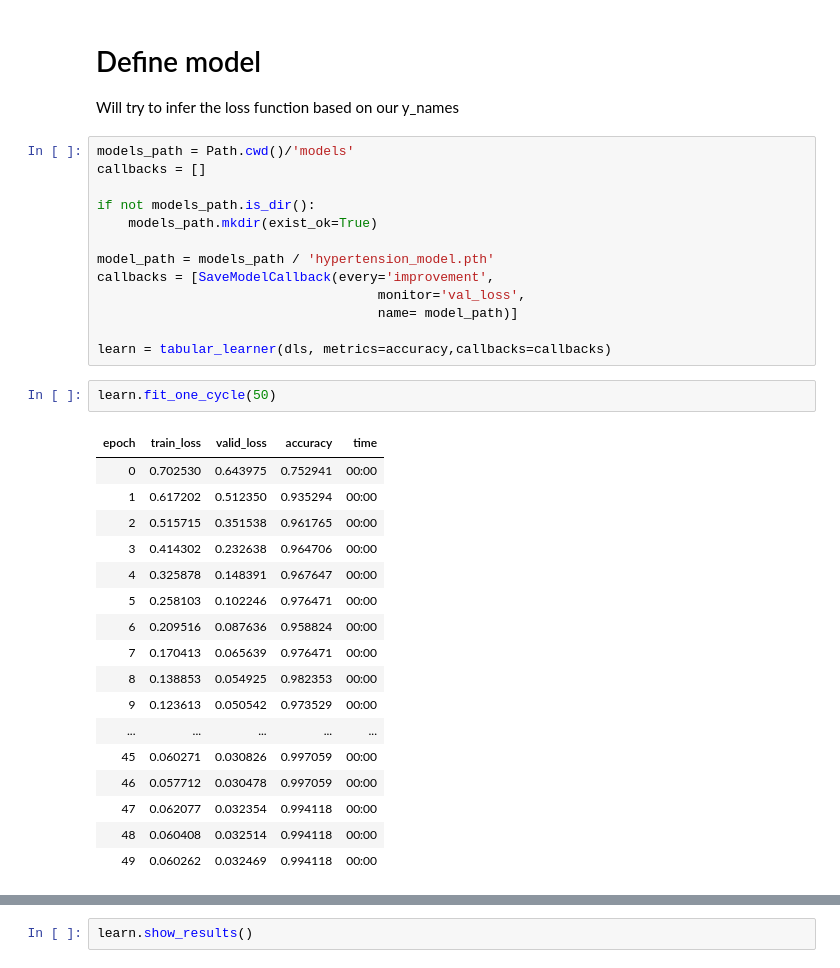
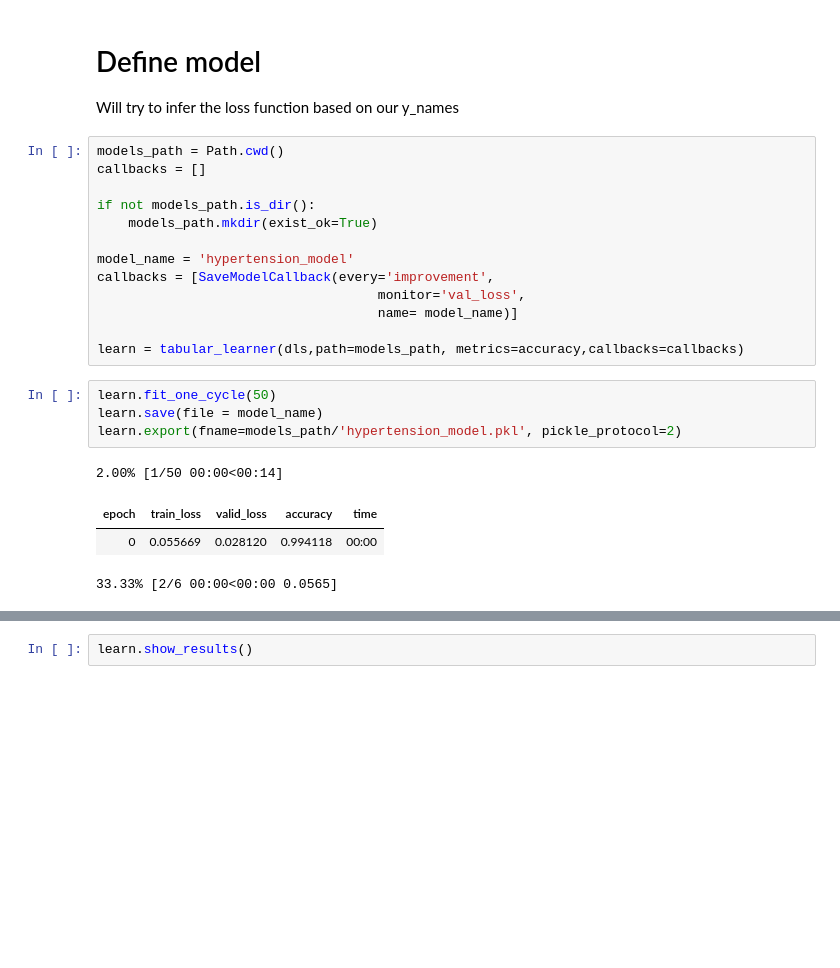
Before and after one commit to t2ac32/iAtros_challenge, a Jupyter notebook: iatros_challenge.ipynb, the cells around one changed output, grey strips where cells are left out. Saved outputs shown, nothing was run; the diff lists cells and outputs as text; blank space fills up the shorter version.

```diff
--- a/iatros_challenge.ipynb
+++ b/iatros_challenge.ipynb
@@ -268,38 +258,27 @@ dls.show_batch()
 # Define model
 Will try to infer the loss function based on our y_names
 # %%
-models_path = Path.cwd()/'models'
+models_path = Path.cwd()
 callbacks = []
 
 if not models_path.is_dir():
     models_path.mkdir(exist_ok=True)
 
-model_path = models_path / 'hypertension_model.pth'
+model_name = 'hypertension_model'
 callbacks = [SaveModelCallback(every='improvement',
                                     monitor='val_loss',
-                                    name= model_path)]
+                                    name= model_name)]
 
-learn = tabular_learner(dls, metrics=accuracy,callbacks=callbacks)
+learn = tabular_learner(dls,path=models_path, metrics=accuracy,callbacks=callbacks)
-# %%
-learn.fit_one_cycle(50)
-# %% [output]
-| epoch | train_loss | valid_loss | accuracy | time |
-| 0 | 0.702530 | 0.643975 | 0.752941 | 00:00 |
-| 1 | 0.617202 | 0.512350 | 0.935294 | 00:00 |
-| 2 | 0.515715 | 0.351538 | 0.961765 | 00:00 |
-| 3 | 0.414302 | 0.232638 | 0.964706 | 00:00 |
-| 4 | 0.325878 | 0.148391 | 0.967647 | 00:00 |
-| 5 | 0.258103 | 0.102246 | 0.976471 | 00:00 |
-| 6 | 0.209516 | 0.087636 | 0.958824 | 00:00 |
-| 7 | 0.170413 | 0.065639 | 0.976471 | 00:00 |
-| 8 | 0.138853 | 0.054925 | 0.982353 | 00:00 |
-| 9 | 0.123613 | 0.050542 | 0.973529 | 00:00 |
-| ... | ... | ... | ... | ... |
-| 45 | 0.060271 | 0.030826 | 0.997059 | 00:00 |
-| 46 | 0.057712 | 0.030478 | 0.997059 | 00:00 |
-| 47 | 0.062077 | 0.032354 | 0.994118 | 00:00 |
-| 48 | 0.060408 | 0.032514 | 0.994118 | 00:00 |
-| 49 | 0.060262 | 0.032469 | 0.994118 | 00:00 |
+# %%
+learn.fit_one_cycle(50)
+learn.save(file = model_name)
+learn.export(fname=models_path/'hypertension_model.pkl', pickle_protocol=2)
+# %% [output]
+2.00% [1/50 00:00<00:14]
+| epoch | train_loss | valid_loss | accuracy | time |
+| 0 | 0.055669 | 0.028120 | 0.994118 | 00:00 |
+33.33% [2/6 00:00<00:00 0.0565]
 # %%
 learn.model
 preds, targs = learn.get_preds()
```
Also changed, not shown: parts of 8 cells of this notebook, 4 other files.
